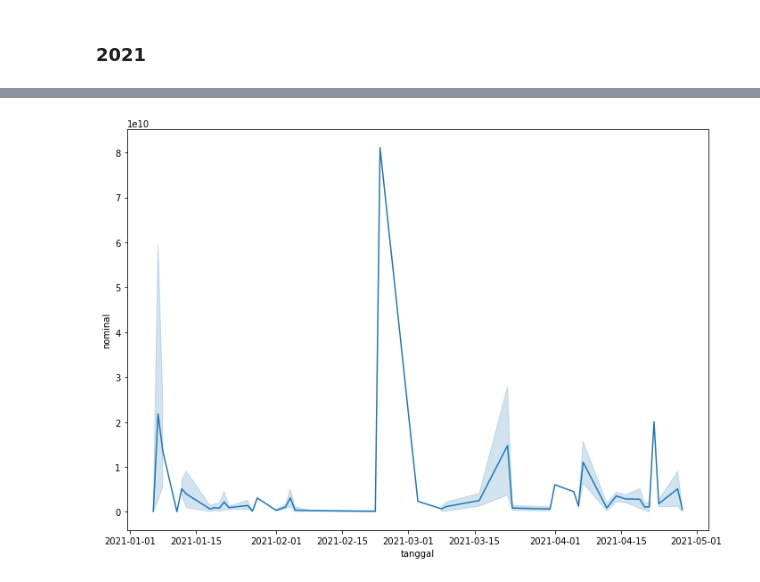
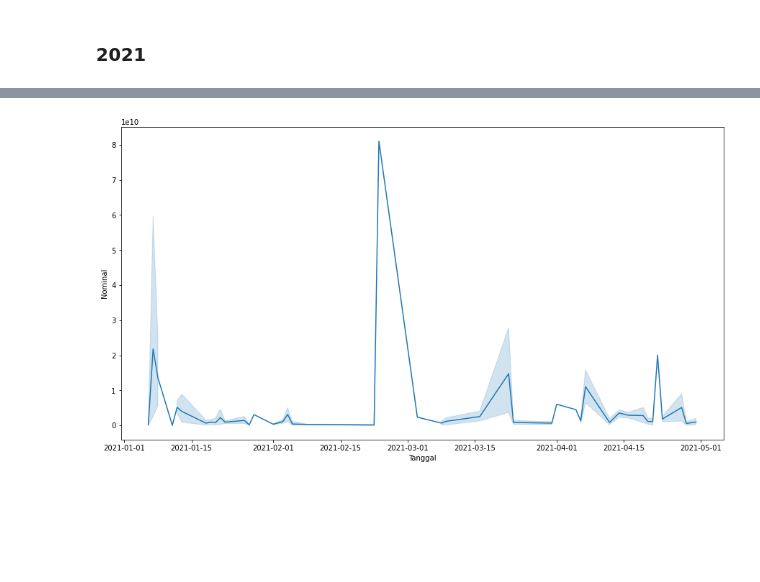
Before and after one commit to Gengsu07/MPNInfo_Notebook, a Jupyter notebook: SPMKP.ipynb, the cells around one changed output, grey strips where cells are left out. Cells and saved outputs as stored; diff of their text form; code cells hidden in the pictures; blank space fills up the shorter version.

Commit message:
kdmap,mfwp

```diff
--- a/SPMKP.ipynb
+++ b/SPMKP.ipynb
@@ -50,0 +67,3 @@ spmkp.head()
+# %%
+spmkp_ar = pd.merge(left=spmkp, right=mfwp,left_on='npwpfull', right_on='NPWP FULL',how='left')
+spmkp_ar.head()
@@ -50,0 +79,3 @@ spmkp.head()
+# %%
+spmkp_ar = pd.merge(left=spmkp_ar, right=kdmap, left_on='kdmap', right_on='KD MAP', how = 'left')
+spmkp_ar.head()
@@ -50,0 +91,7 @@ spmkp.head()
+# %%
+spmkp_ar = spmkp_ar.drop(['NPWP FULL','NPWP9','NIP','kdmap','KD MAP'], axis=1)
+spmkp_ar = spmkp_ar[['npwpfull','Nama WP','Kode KLU','Status WP','Nama','Seksi','KODE MAP','tanggal','nominal']]
+spmkp_ar = spmkp_ar.rename(columns={
+   'npwpfull':'Npwp_Full','Nama WP':'Nama_WP','Kode KLU':'Kode_Klu','Status WP':'Status_WP','Tgl.Daftar':'Tgl_Daftar','Nama':'AR','KODE MAP':'KDMAP','tanggal':'Tanggal','nominal':'Nominal'
+})
+spmkp_ar.head()
@@ -53,6 +107,6 @@ spmkp.head()
 # %% [markdown]
 ### 2021
 # %%
-spmkp = spmkp.loc[(spmkp['tanggal']) >'2020-12-31']
-spmkp.head()
+spmkp_ar_2021 = spmkp_ar.loc[(spmkp_ar['Tanggal']) >'2020-12-31']
+spmkp_ar_2021.head()
 # %% [output]
@@ -65,5 +119,5 @@ spmkp.head()
 # %%
-plt.figure(figsize=(11.7,8.27))
-grafik = sb.lineplot(x= 'tanggal', y= 'nominal', data = spmkp);
+plt.figure(figsize=(15,8))
+sb.lineplot(x= 'Tanggal', y= 'Nominal', data = spmkp_ar_2021);
 # %% [output]
-[figure, old version]
+[figure, new version]
```
Also changed, not shown: parts of 19 cells of this notebook.
